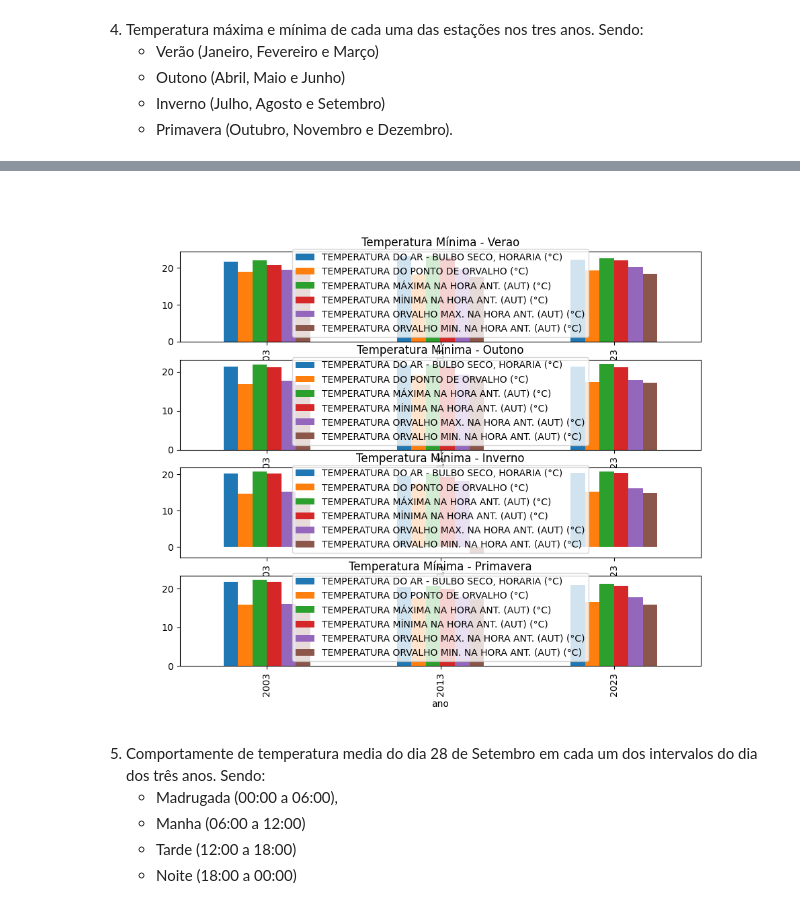
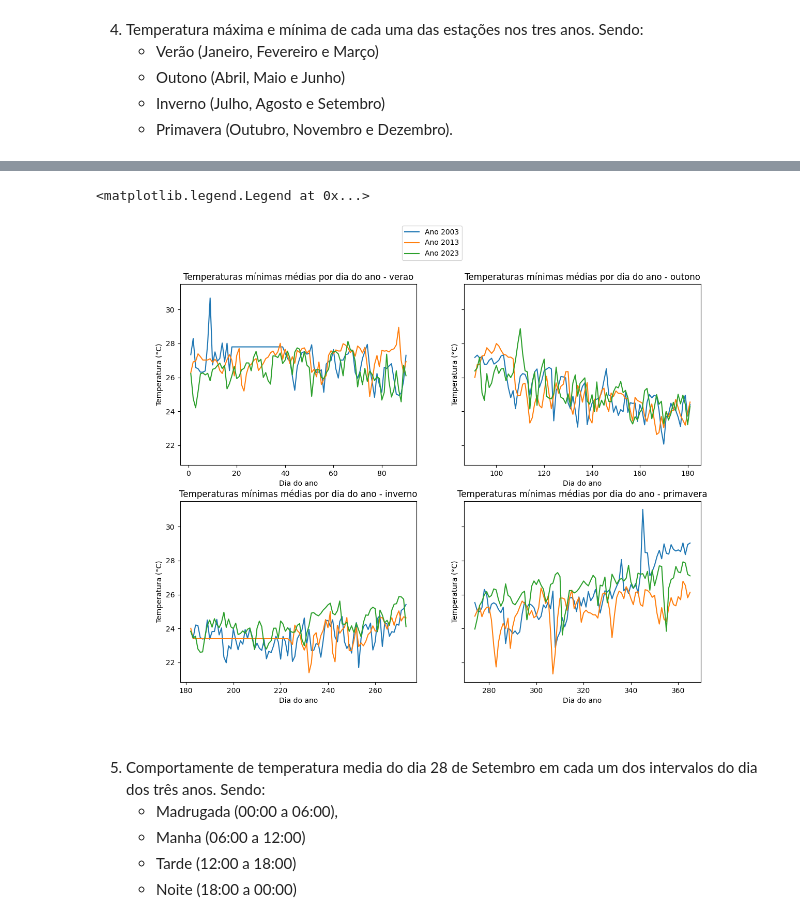
Before and after one commit to everaldina/Trilha_Python, a Jupyter notebook: PI-009.ipynb, the cells around one changed output, grey strips where cells are left out. Saved outputs shown, nothing was run; the diff lists cells and outputs as text; code cells hidden in the pictures.

Commit message:
add grafico temperaturas minimas

```diff
--- a/PI-009.ipynb
+++ b/PI-009.ipynb
@@ -221,10 +199,0 @@ df_min
-# %%
-fig, ax = plt.subplots(len(nome_estacoes), figsize=(10, 8))
-
-
-for estacao, i in zip(nome_estacoes, range(len(nome_estacoes))):
-    df_min.loc[estacao].plot(ax=ax[i], kind='bar')
-    ax[i].set_title(f'Temperatura Mínima - {estacao.capitalize()}')
-    ax[i].legend()
-# %% [output]
-[figure, removed]
@@ -233,3 +200,28 @@ for estacao, i in zip(nome_estacoes, range(len(nome_estacoes))):
+# %%
+# temperaturas minimas
+fig, ax = plt.subplots(2, 2, figsize = (13, 10), sharey=True)
+nome_estacoes = ['verao', 'outono', 'inverno', 'primavera']
+eixos = [(0, 0), (0, 1), (1, 0), (1, 1)]
+anos = df_estacao.index.year.unique()
+
+for i, estacao in zip(eixos, nome_estacoes):
+    # pegando temperaturas médias por dia do ano de cada estação
+    temp_min = df_estacao.query('estacao == @estacao')['TEMPERATURA MÍNIMA NA HORA ANT. (AUT) (°C)'].resample('D').mean()
+
+    # plotando cada ano
+    for ano in anos:
+        ax[i].plot(temp_min[str(ano)].index.dayofyear, temp_min[str(ano)].values, label=f'Ano {ano}', )
+
+        # configurando eixos
+        ax[i].set_title(f'Temperaturas mínimas médias por dia do ano - {estacao}')
+        ax[i].set_xlabel('Dia do ano')
+        ax[i].set_ylabel('Temperatura (°C)')
+
+handles, labels = ax[0,0].get_legend_handles_labels()
+fig.legend(handles, labels, loc='upper center')
+# %% [output]
+<matplotlib.legend.Legend at 0x...>
+[figure, added]
 # %% [markdown]
 5. Comportamente de temperatura media do dia 28 de Setembro em cada um dos intervalos do dia dos três anos. Sendo:
    - Madrugada (00:00 a 06:00),
```
Also changed, not shown: parts of 3 cells of this notebook.
